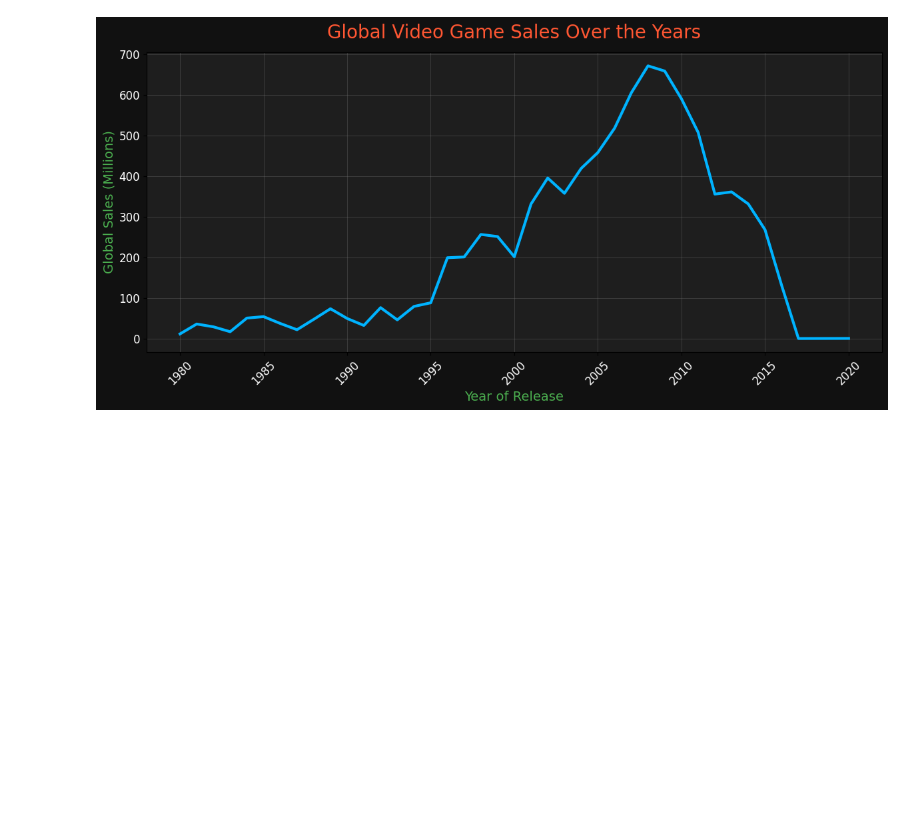
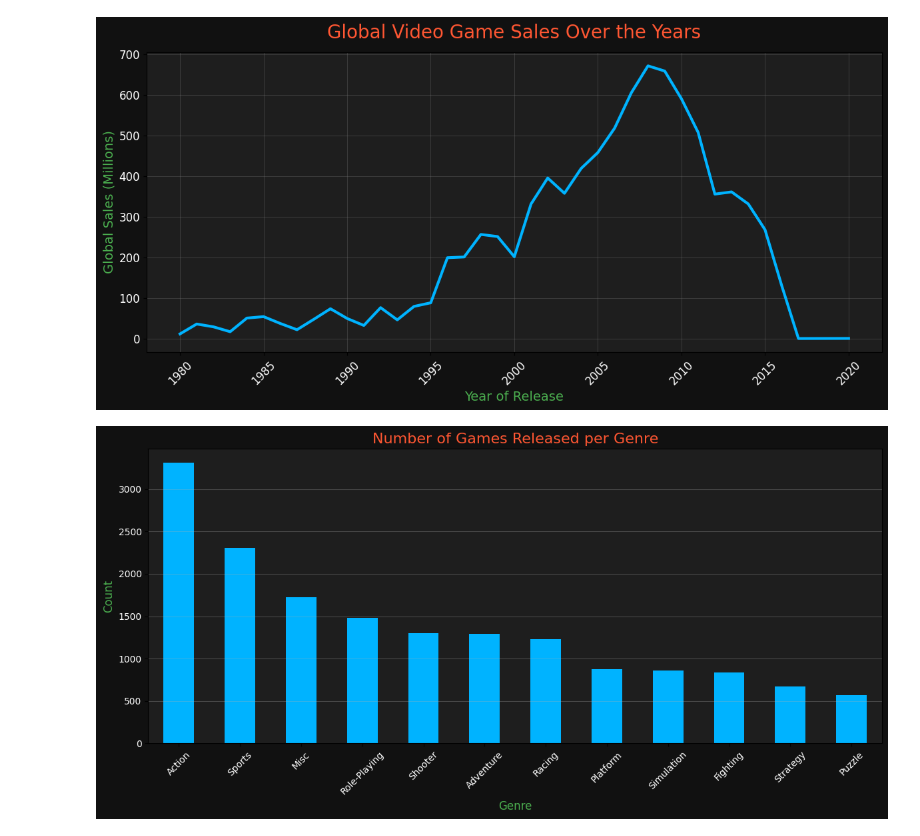
Before and after one commit to AnakinSkywalker0/DataAnalysisOnVideoGames, a Jupyter notebook: data_analysis.ipynb, the cells around one changed output. Drawn from its saved outputs; the diff is of its cells as text; code cells hidden in the pictures; blank space fills up the shorter version.

```diff
--- a/data_analysis.ipynb
+++ b/data_analysis.ipynb
@@ -201,3 +201,20 @@ plt.tight_layout()
 plt.show()
 # %% [output]
 [figure]
+# %%
+genre_counts = df['Genre'].value_counts()
+
+plt.figure(figsize=(12,6))
+genre_counts.plot(kind='bar', color='#00b3ff')
+plt.title('Number of Games Released per Genre', fontsize=16, color='#ff5733')
+plt.xlabel('Genre', fontsize=12, color='#4CAF50')
+plt.ylabel('Count', fontsize=12, color='#4CAF50')
+plt.xticks(rotation=45, fontsize=10, color='white')
+plt.yticks(fontsize=10, color='white')
+plt.grid(axis='y', alpha=0.3)
+plt.gca().set_facecolor('#1e1e1e')
+plt.gcf().patch.set_facecolor('#111111')
+plt.tight_layout()
+plt.show()
+# %% [output]
+[figure, added]
```
Also changed, not shown: parts of 9 cells of this notebook.
